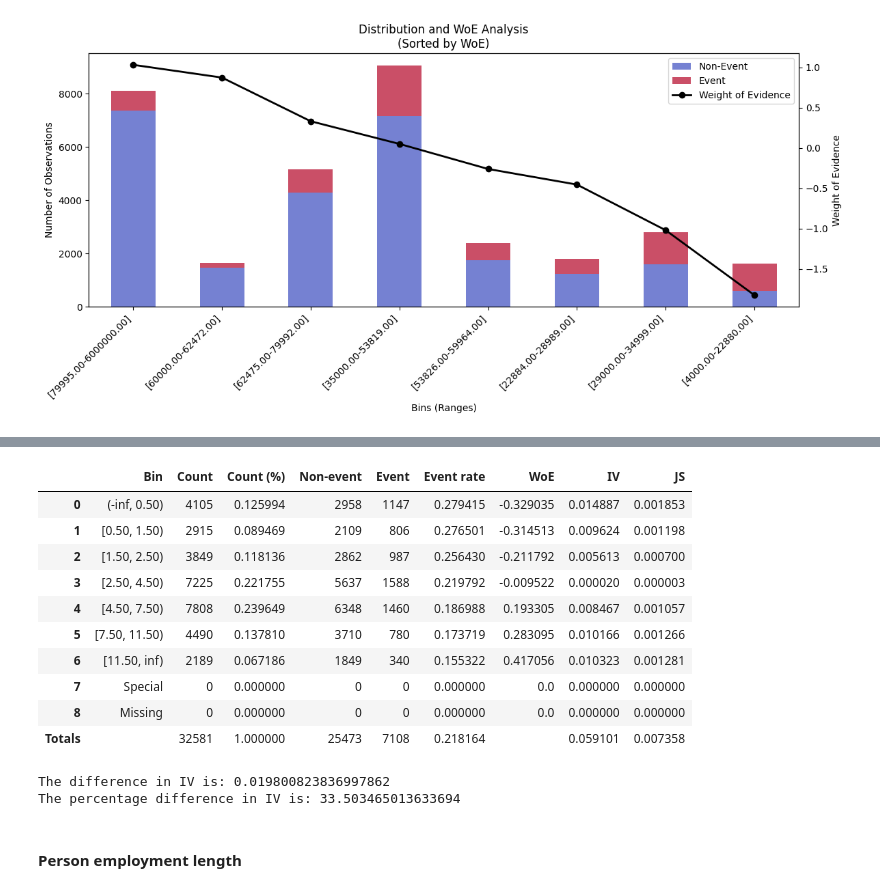
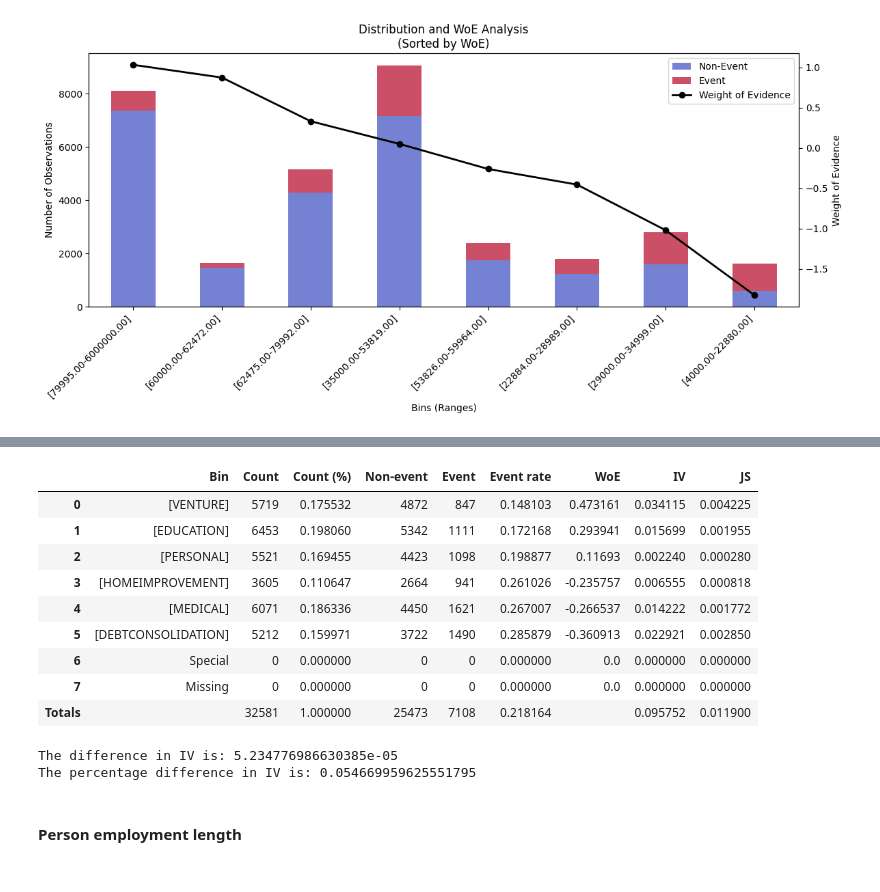
Before and after one commit to Ruben-Boeckx/Loan-approval, a Jupyter notebook: binning.ipynb, the cells around one changed output, grey strips where cells are left out. Drawn from its saved outputs; the diff is of its cells as text; code cells hidden in the pictures.

```diff
--- a/binning.ipynb
+++ b/binning.ipynb
@@ -599,30 +2534,29 @@ binner.get_binning_table()['IV'].sum().round(4)
 # %%
 import optbinning as optbinning
 
-optb = optbinning.OptimalBinning(name="person_age", dtype="numerical", solver="cp")
-optb.fit(df['person_emp_length'], df['loan_status'])
+optb = optbinning.OptimalBinning(name="person_age", dtype="categorical", solver="cp")
+optb.fit(df['loan_intent'], df['loan_status'])
 optb._binning_table.build()
 # %% [output]
 |  | Bin | Count | Count (%) | Non-event | Event | Event rate | WoE | IV | JS |
-| 0 | (-inf, 0.50) | 4105 | 0.125994 | 2958 | 1147 | 0.279415 | -0.329035 | 0.014887 | 0.001853 |
-| 1 | [0.50, 1.50) | 2915 | 0.089469 | 2109 | 806 | 0.276501 | -0.314513 | 0.009624 | 0.001198 |
-| 2 | [1.50, 2.50) | 3849 | 0.118136 | 2862 | 987 | 0.256430 | -0.211792 | 0.005613 | 0.000700 |
-| 3 | [2.50, 4.50) | 7225 | 0.221755 | 5637 | 1588 | 0.219792 | -0.009522 | 0.000020 | 0.000003 |
-| 4 | [4.50, 7.50) | 7808 | 0.239649 | 6348 | 1460 | 0.186988 | 0.193305 | 0.008467 | 0.001057 |
-| 5 | [7.50, 11.50) | 4490 | 0.137810 | 3710 | 780 | 0.173719 | 0.283095 | 0.010166 | 0.001266 |
-| 6 | [11.50, inf) | 2189 | 0.067186 | 1849 | 340 | 0.155322 | 0.417056 | 0.010323 | 0.001281 |
-| 7 | Special | 0 | 0.000000 | 0 | 0 | 0.000000 | 0.0 | 0.000000 | 0.000000 |
-| 8 | Missing | 0 | 0.000000 | 0 | 0 | 0.000000 | 0.0 | 0.000000 | 0.000000 |
-| Totals |  | 32581 | 1.000000 | 25473 | 7108 | 0.218164 |  | 0.059101 | 0.007358 |
+| 0 | [VENTURE] | 5719 | 0.175532 | 4872 | 847 | 0.148103 | 0.473161 | 0.034115 | 0.004225 |
+| 1 | [EDUCATION] | 6453 | 0.198060 | 5342 | 1111 | 0.172168 | 0.293941 | 0.015699 | 0.001955 |
+| 2 | [PERSONAL] | 5521 | 0.169455 | 4423 | 1098 | 0.198877 | 0.11693 | 0.002240 | 0.000280 |
+| 3 | [HOMEIMPROVEMENT] | 3605 | 0.110647 | 2664 | 941 | 0.261026 | -0.235757 | 0.006555 | 0.000818 |
+| 4 | [MEDICAL] | 6071 | 0.186336 | 4450 | 1621 | 0.267007 | -0.266537 | 0.014222 | 0.001772 |
+| 5 | [DEBTCONSOLIDATION] | 5212 | 0.159971 | 3722 | 1490 | 0.285879 | -0.360913 | 0.022921 | 0.002850 |
+| 6 | Special | 0 | 0.000000 | 0 | 0 | 0.000000 | 0.0 | 0.000000 | 0.000000 |
+| 7 | Missing | 0 | 0.000000 | 0 | 0 | 0.000000 | 0.0 | 0.000000 | 0.000000 |
+| Totals |  | 32581 | 1.000000 | 25473 | 7108 | 0.218164 |  | 0.095752 | 0.011900 |
 # %%
 table = optb.binning_table.build()
-print("The difference in IV is:", table.loc[table.index[-1], 'IV'] - binner.get_binning_table()['IV'].sum().round(4))
+print("The difference in IV is:", table.loc[table.index[-1], 'IV'] - binner3.get_binning_table()['IV'].sum().round(4))
 
 # print percentage difference
-print("The percentage difference in IV is:", ((table.loc[table.index[-1], 'IV'] - binner.get_binning_table()['IV'].sum().round(4)) / table.loc[table.index[-1], 'IV']) * 100)
+print("The percentage difference in IV is:", ((table.loc[table.index[-1], 'IV'] - binner3.get_binning_table()['IV'].sum().round(4)) / table.loc[table.index[-1], 'IV']) * 100)
 # %% [output]
-The difference in IV is: 0.019800823836997862
-The percentage difference in IV is: 33.503465013633694
+The difference in IV is: 5.234776986630385e-05
+The percentage difference in IV is: 0.054669959625551795
 # %% [markdown]
 #### Person employment length
 # %%
```
Also changed, not shown: parts of 9 cells of this notebook.
